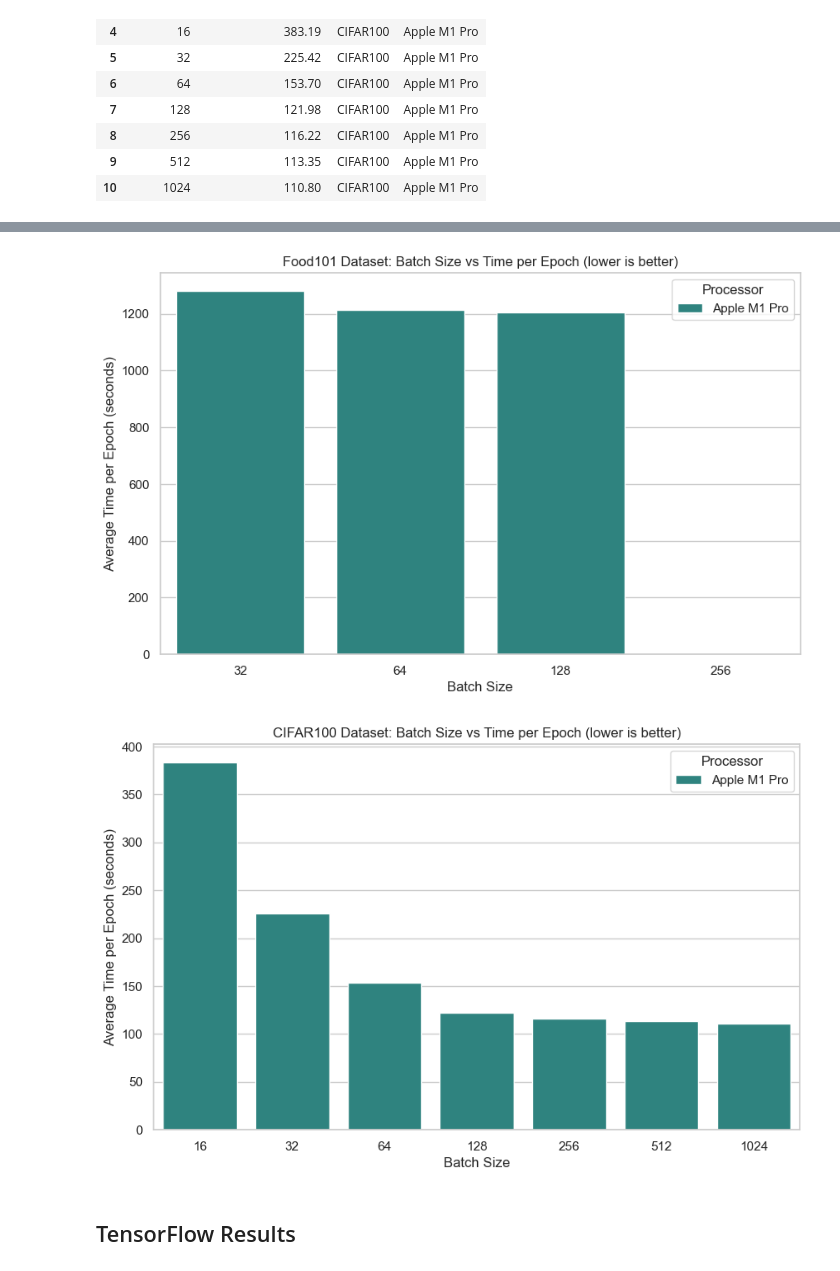
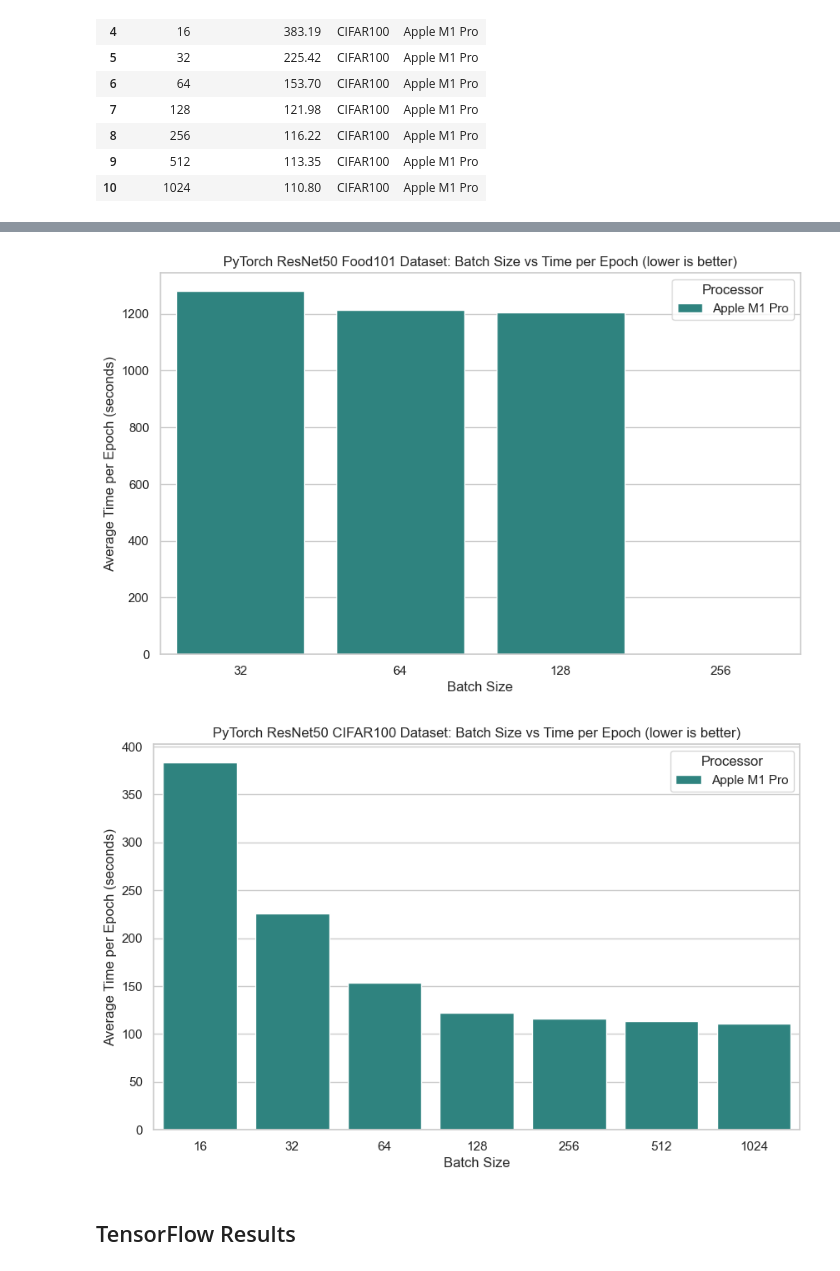
Before and after one commit to mrdbourke/mac-ml-speed-test, a Jupyter notebook: results_explorer.ipynb, the cells around one changed output, grey strips where cells are left out. Saved outputs shown, nothing was run; the diff lists cells and outputs as text; code cells hidden in the pictures.

```diff
--- a/results_explorer.ipynb
+++ b/results_explorer.ipynb
@@ -117,34 +106,34 @@ memory usage: 480.0+ bytes
 # %%
 import seaborn as sns
 import matplotlib.pyplot as plt
 
 # Separate data for FOOD101 and CIFAR100
 pytorch_cv_food101_data = pytorch_results_cv_df[pytorch_results_cv_df["dataset"] == "FOOD101"]
 pytorch_cv_cifar100_data = pytorch_results_cv_df[pytorch_results_cv_df["dataset"] == "CIFAR100"]
 
 # Plot settings
 sns.set(style="whitegrid")
 
 # Plot for FOOD101 dataset
 plt.figure(figsize=(10, 6))
 sns.barplot(x="batch_size", y="avg_time_per_epoch", hue="processor", data=pytorch_cv_food101_data, palette="viridis")
-plt.title("Food101 Dataset: Batch Size vs Time per Epoch (lower is better)")
+plt.title("PyTorch ResNet50 Food101 Dataset: Batch Size vs Time per Epoch (lower is better)")
 plt.xlabel("Batch Size")
 plt.ylabel("Average Time per Epoch (seconds)")
 plt.legend(title="Processor")
 plt.show()
 
 # Plot for CIFAR100 dataset
 plt.figure(figsize=(10, 6))
 sns.barplot(x="batch_size", y="avg_time_per_epoch", hue="processor", data=pytorch_cv_cifar100_data, palette="viridis")
-plt.title("CIFAR100 Dataset: Batch Size vs Time per Epoch (lower is better)")
+plt.title("PyTorch ResNet50 CIFAR100 Dataset: Batch Size vs Time per Epoch (lower is better)")
 plt.xlabel("Batch Size")
 plt.ylabel("Average Time per Epoch (seconds)")
 plt.legend(title="Processor")
 plt.show()
 # %% [output]
-[figure, old version]
+[figure, new version]
-[figure, old version]
+[figure, new version]
 # %% [markdown]
 ## TensorFlow Results
 # %%
```
Also changed, not shown: parts of 8 cells of this notebook.
